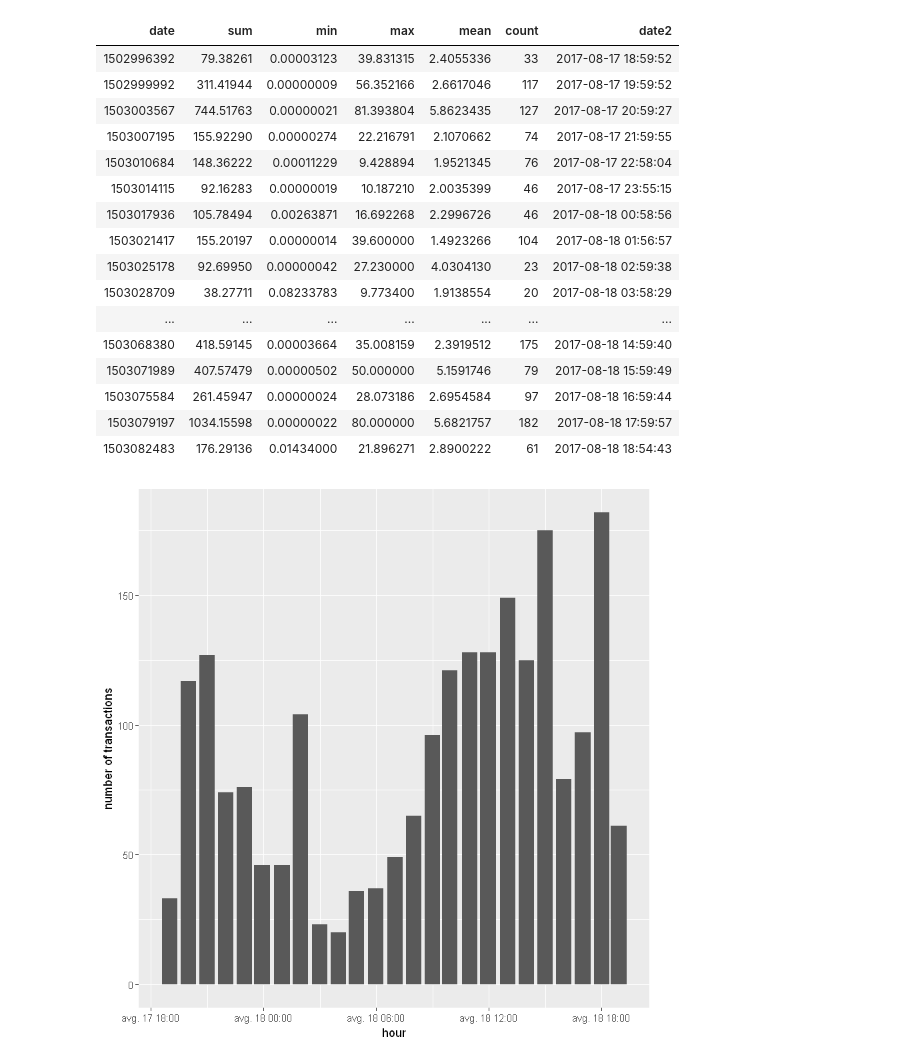
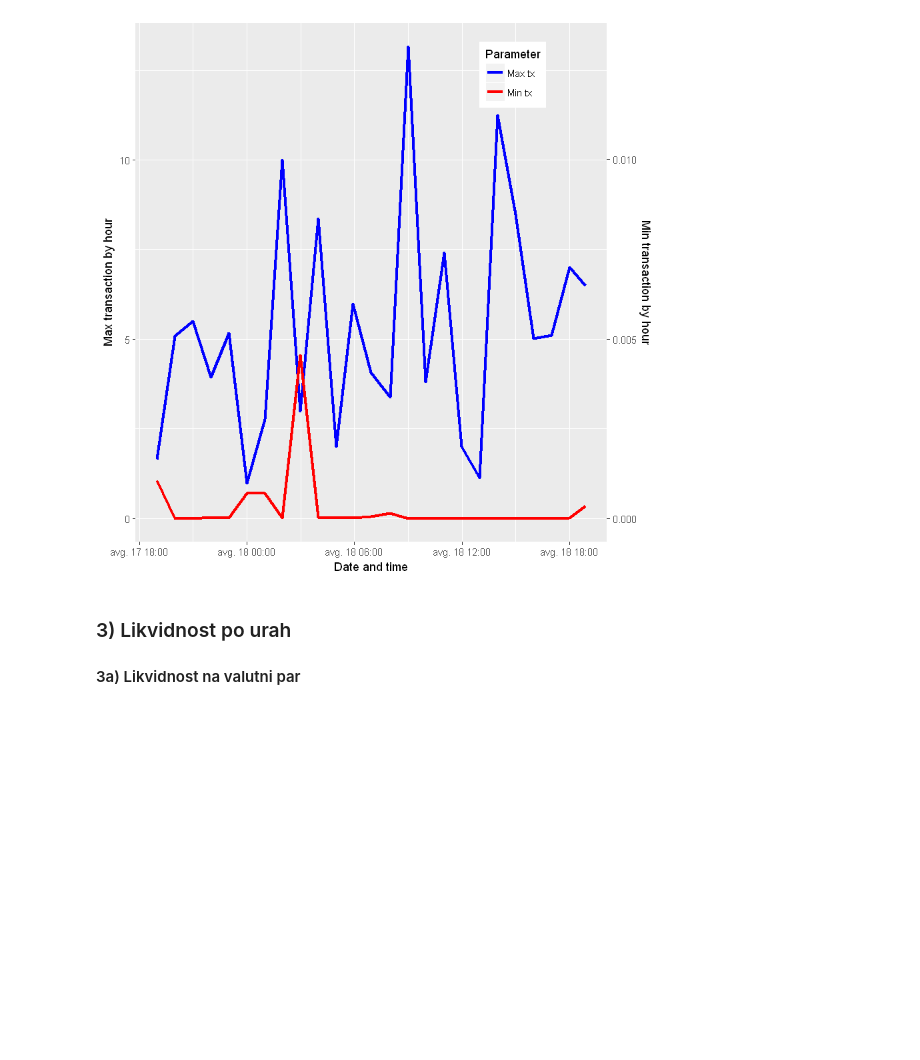
Before and after one commit to metodj/kripto, a Jupyter notebook: 2. sestanek/bitstamp/bitstamp_skalabilnost.ipynb, the cells around one changed output. Saved outputs shown, nothing was run; the diff lists cells and outputs as text; code cells hidden in the pictures; blank space fills up the shorter version.

```diff
--- a/2. sestanek/bitstamp/bitstamp_skalabilnost.ipynb
+++ b/2. sestanek/bitstamp/bitstamp_skalabilnost.ipynb
@@ -49,34 +193,42 @@ return multiple values from a function: https://stackoverflow.com/questions/8936
+# %%
+p <- ggplot(data, aes(x = date2))
+  p <- p + geom_line(aes(y = max, colour = "Max tx"),size=1.2)
+
+  # adding the relative humidity data, transformed to match roughly the range of the temperature
+  p <- p + geom_line(aes(y = min*1000, colour = "Min tx"), size=1.2)
+
+  # now adding the secondary axis, following the example in the help file ?scale_y_continuous
+  # and, very important, reverting the above transformation
+  p <- p + scale_y_continuous(sec.axis = sec_axis(~./1000, name = "Min transaction by hour"))
+
+  # modifying colours and theme options
+  p <- p + scale_colour_manual(values = c("blue", "red"))
+  p <- p + labs(y = "Max transaction by hour",
+                x = "Date and time",
+                colour = "Parameter")
+  p <- p + theme(legend.position = c(0.8, 0.9))
+p
+# %% [output]
+[figure, added]
+# %% [markdown]
+### 3) Likvidnost po urah
+
+#### 3a) Likvidnost na valutni par
 # %%
-tmp <- split(test, cut(strptime(test$date2, format="%F %R"),"hour"))
-df <- data.frame(Date=as.Date(as.character()), sum=numeric(), max=numeric(), min=numeric(),
-                     avg=numeric(), count=numeric(), stringsAsFactors=FALSE)
-for (ura in tmp) {
-    vec <- c(ura$date2[[1]], sum(ura$amount), min(ura$amount), max(ura$amount),
-                mean(ura$amount), length(ura$amount))
-    df <- rbind(df, vec)
+likvidnost <- function(par) {
+    ime <- paste(par, '.csv', sep='')
+    data <- read.csv(ime, header=T)
+    data$date2 <- as.POSIXct(data$date,origin="1970-01-01",tz="GMT")
+    tmp <- split(data, cut(strptime(data$date2, format="%F %R"),"hour"))
+    df <- data.frame(Date=as.Date(as.character()), buy=numeric(), sell=numeric(), stringsAsFactors=FALSE)
+    for (ura in tmp) {
+        tmpbuy <- ura[ura[, "type"] == 0,]
+        tmpsell <- ura[ura[, "type"] == 1,]
+        vec <- c(ura$date2[[1]], sum(tmpbuy$amount), sum(tmpsell$amount))
+        df <- rbind(df, vec)
+    }
+    colnames(df)<- c("date","buy","sell")
+    df$difference <- df$buy - df$sell
+    df$date <- as.POSIXct(df$date,origin="1970-01-01",tz="GMT")
+    return(df)
 }
-colnames(df)<- c("date","sum","min", "max", "mean", "count")
-df$date2 <- as.POSIXct(df$date,origin="1970-01-01",tz="GMT")
-df
-
-ggplot(data = df, mapping = aes(x = date2, y = count)) +
-     geom_col() + labs(x = "hour", y = "number of transactions")
-# %% [output]
-| date | sum | min | max | mean | count | date2 |
-| 1502996392 | 79.38261 | 0.00003123 | 39.831315 | 2.4055336 | 33 | 2017-08-17 18:59:52 |
-| 1502999992 | 311.41944 | 0.00000009 | 56.352166 | 2.6617046 | 117 | 2017-08-17 19:59:52 |
-| 1503003567 | 744.51763 | 0.00000021 | 81.393804 | 5.8623435 | 127 | 2017-08-17 20:59:27 |
-| 1503007195 | 155.92290 | 0.00000274 | 22.216791 | 2.1070662 | 74 | 2017-08-17 21:59:55 |
-| 1503010684 | 148.36222 | 0.00011229 | 9.428894 | 1.9521345 | 76 | 2017-08-17 22:58:04 |
-| 1503014115 | 92.16283 | 0.00000019 | 10.187210 | 2.0035399 | 46 | 2017-08-17 23:55:15 |
-| 1503017936 | 105.78494 | 0.00263871 | 16.692268 | 2.2996726 | 46 | 2017-08-18 00:58:56 |
-| 1503021417 | 155.20197 | 0.00000014 | 39.600000 | 1.4923266 | 104 | 2017-08-18 01:56:57 |
-| 1503025178 | 92.69950 | 0.00000042 | 27.230000 | 4.0304130 | 23 | 2017-08-18 02:59:38 |
-| 1503028709 | 38.27711 | 0.08233783 | 9.773400 | 1.9138554 | 20 | 2017-08-18 03:58:29 |
-| ... | ... | ... | ... | ... | ... | ... |
-| 1503068380 | 418.59145 | 0.00003664 | 35.008159 | 2.3919512 | 175 | 2017-08-18 14:59:40 |
-| 1503071989 | 407.57479 | 0.00000502 | 50.000000 | 5.1591746 | 79 | 2017-08-18 15:59:49 |
-| 1503075584 | 261.45947 | 0.00000024 | 28.073186 | 2.6954584 | 97 | 2017-08-18 16:59:44 |
-| 1503079197 | 1034.15598 | 0.00000022 | 80.000000 | 5.6821757 | 182 | 2017-08-18 17:59:57 |
-| 1503082483 | 176.29136 | 0.01434000 | 21.896271 | 2.8900222 | 61 | 2017-08-18 18:54:43 |
-[figure, removed]
```
Also changed, not shown: parts of 31 cells of this notebook, 5 other files.
